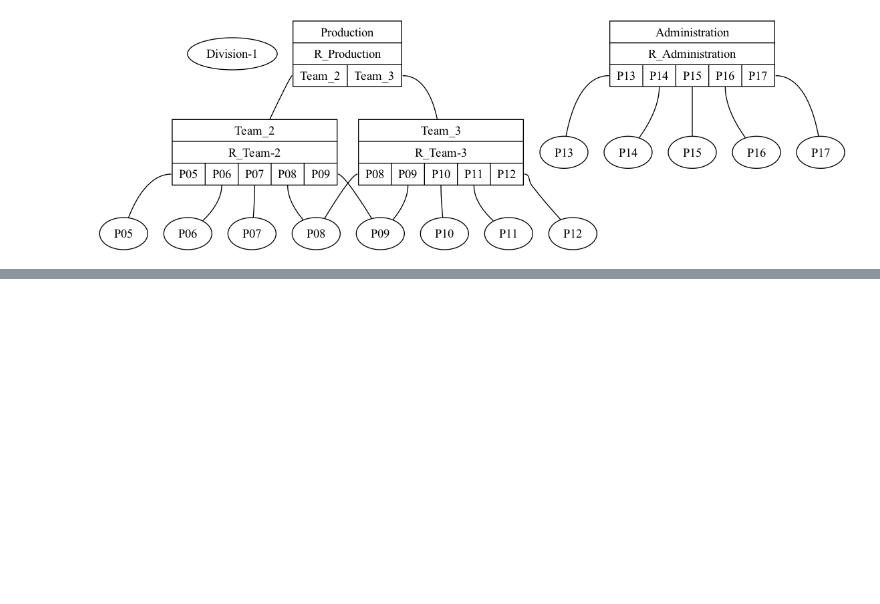
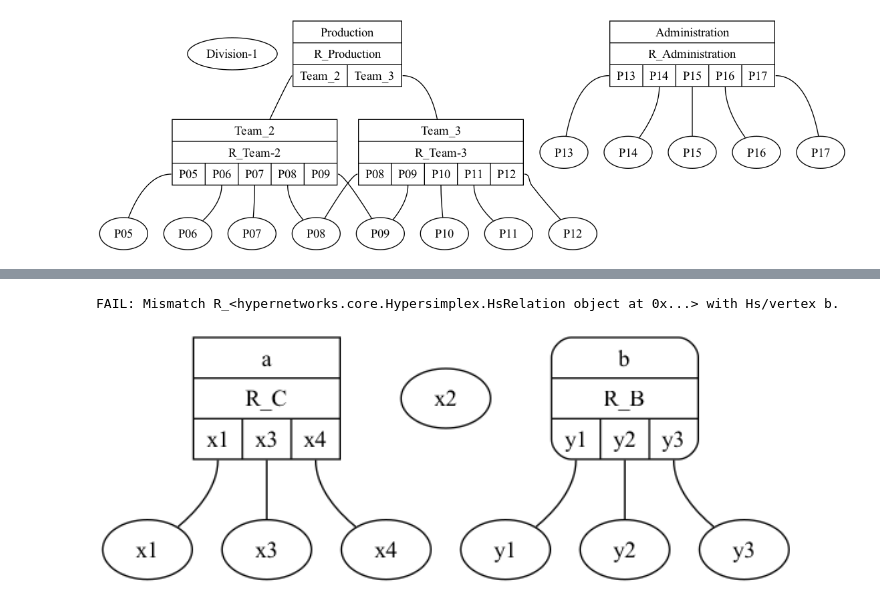
Before and after one commit to rdchar/Hora, a Jupyter notebook: examples/Intersection.ipynb, the cells around one changed output, grey strips where cells are left out. Saved outputs shown, nothing was run; the diff lists cells and outputs as text; code cells hidden in the pictures; blank space fills up the shorter version.

```diff
--- a/examples/Intersection.ipynb
+++ b/examples/Intersection.ipynb
@@ -69,0 +88,27 @@ Image(filename=pictures_dir+"intersection-company-hn.png", width=1000, height=12
+# %%
+hn = Hypernetwork()
+hn1 = Hypernetwork()
+hn2 = Hypernetwork()
+
+try:
+    compile_hn(hn1, parser, """
+        a=<x1, x2, x3; R_A>
+        b={y1, y2, y3; R_B}
+    """)
+
+    compile_hn(hn2, parser, """
+        a=<x1, x3, x4; R_C>
+        b={y1, y2, y4; R_D}
+    """)
+
+    hn.copy(hn1)
+    hn.merge(hn2)
+
+except HnRMismatch as err:
+    print(f"FAIL: Mismatch R_{err}")
+
+draw_hn(hn, fname=pictures_dir+"merge-hn", view=False, show_hstype=False)
+Image(filename=pictures_dir+"merge-hn.png", width=700, height=1200)
+# %% [output]
+FAIL: Mismatch R_<hypernetworks.core.Hypersimplex.HsRelation object at 0x...> with Hs/vertex b.
+[figure, added]
```
Also changed, not shown: parts of 16 cells of this notebook, 12 other files.
